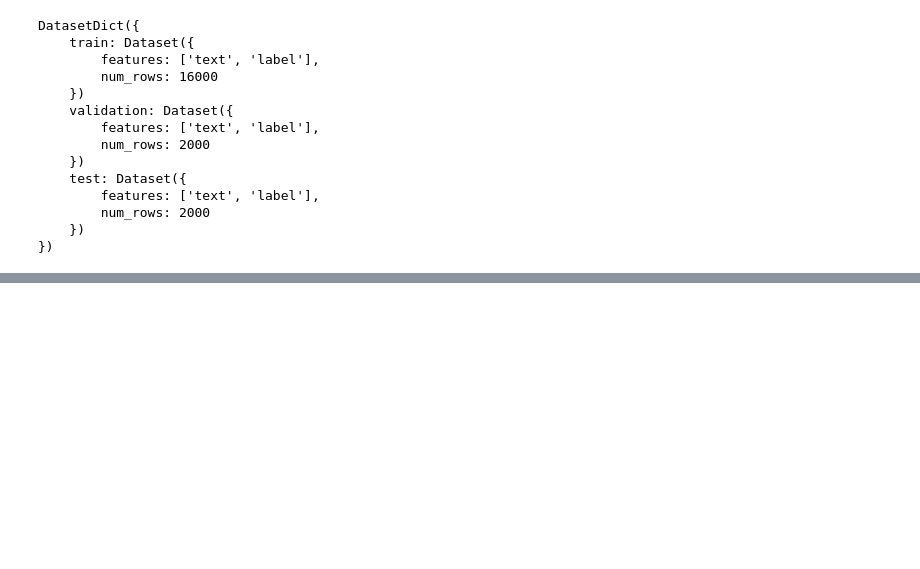
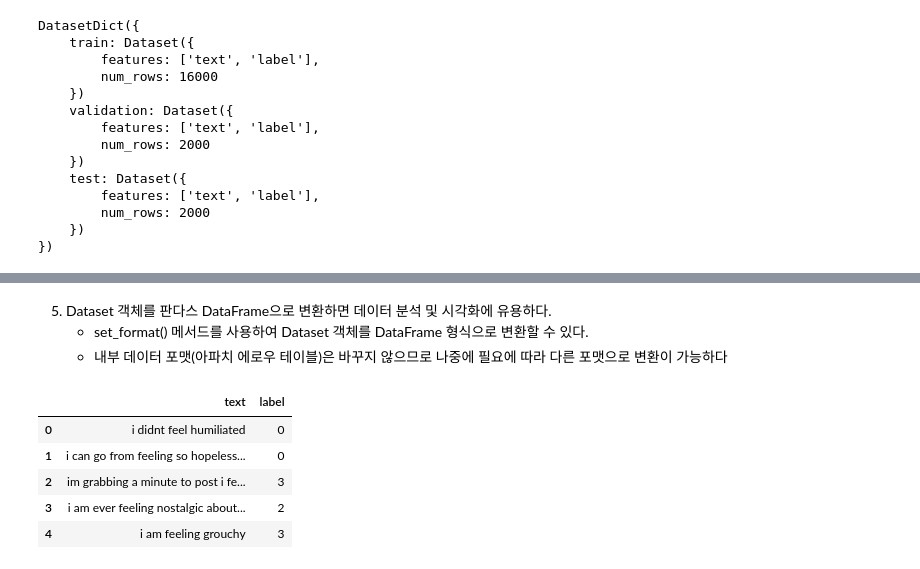
Before and after one commit to redinbluesky/nlp-with-transformers, a Jupyter notebook: 02-텍스트 분류.ipynb, the cells around one changed output, grey strips where cells are left out. Saved outputs shown, nothing was run; the diff lists cells and outputs as text; code cells hidden in the pictures; blank space fills up the shorter version.

```diff
--- a/02-텍스트 분류.ipynb
+++ b/02-텍스트 분류.ipynb
@@ -114,0 +116,20 @@ len(train_ds): 16000
+# %% [markdown]
+5. Dataset 객체를 판다스 DataFrame으로 변환하면 데이터 분석 및 시각화에 유용하다.
+    - set_format() 메서드를 사용하여 Dataset 객체를 DataFrame 형식으로 변환할 수 있다.
+    - 내부 데이터 포맷(아파치 에로우 테이블)은 바꾸지 않으므로 나중에 필요에 따라 다른 포맷으로 변환이 가능하다
+# %%
+import pandas as pd
+
+emotions.set_format(type='pandas')
+df = emotions['train'][:]
+
+# 처음 5개의 샘플을 출력한다.
+#   - 레이블이 정수로 출력된다.
+df.head()
+# %% [output]
+|  | text | label |
+| 0 | i didnt feel humiliated | 0 |
+| 1 | i can go from feeling so hopeless... | 0 |
+| 2 | im grabbing a minute to post i fe... | 3 |
+| 3 | i am ever feeling nostalgic about... | 2 |
+| 4 | i am feeling grouchy | 3 |
```
Also changed, not shown: parts of 5 cells of this notebook.
